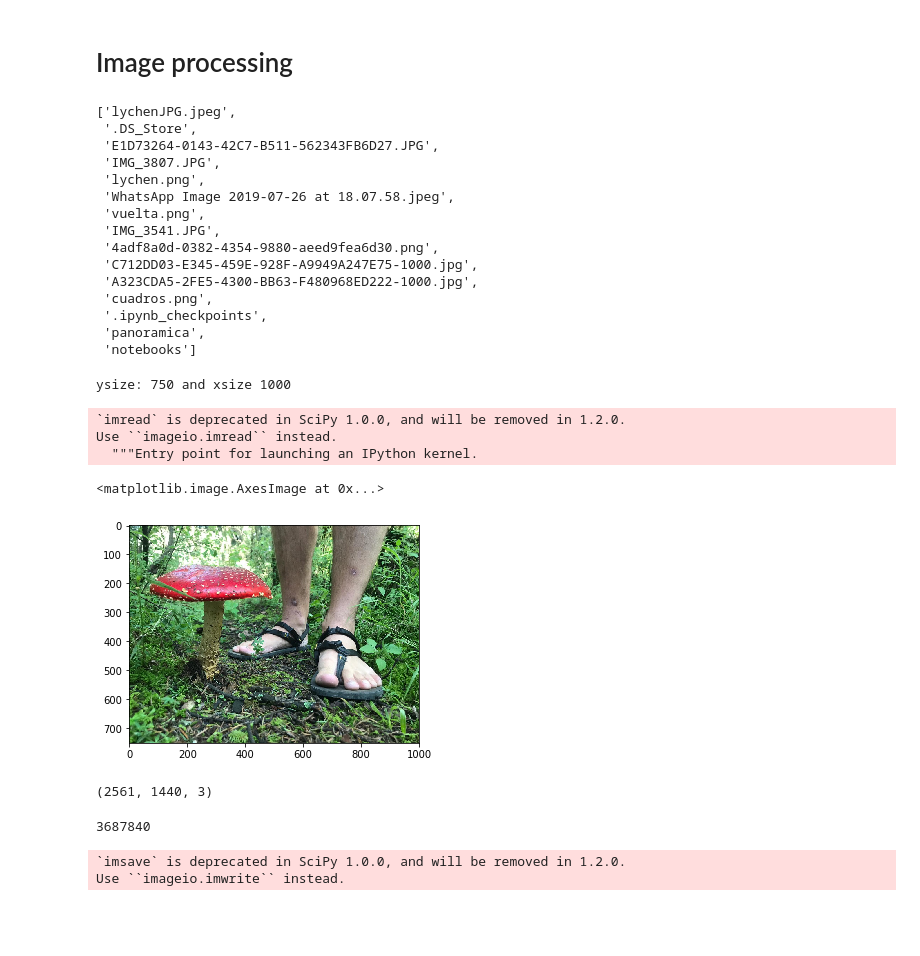
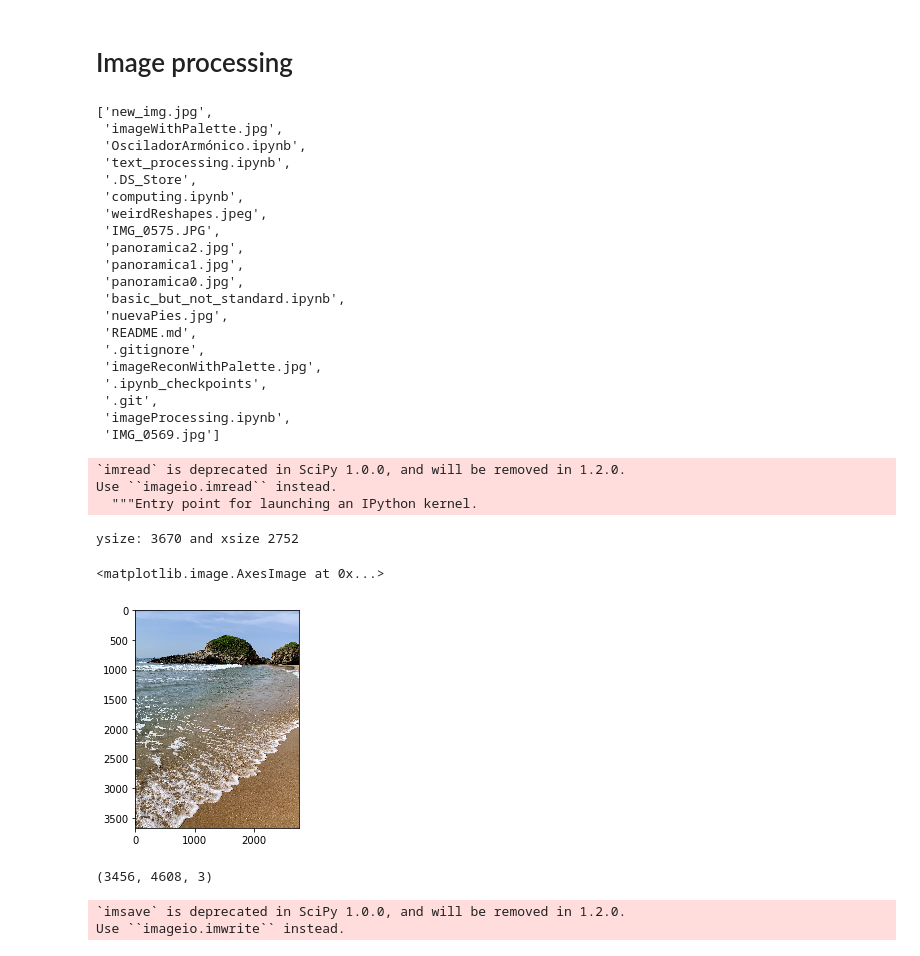
Before and after one commit to jeroaranda/notebooks, a Jupyter notebook: imageProcessing.ipynb, the cells around one changed output. Cells and saved outputs as stored; diff of their text form; code cells hidden in the pictures; blank space fills up the shorter version.

```diff
--- a/imageProcessing.ipynb
+++ b/imageProcessing.ipynb
@@ -17,45 +17,46 @@ def roundup(number):
     return round(number+.5)
 # %%
 #show whats on the current directory
-os.listdir('..')
+os.listdir()
 # %% [output]
-['lychenJPG.jpeg',
+['new_img.jpg',
+ 'imageWithPalette.jpg',
+ 'OsciladorArmónico.ipynb',
+ 'text_processing.ipynb',
  '.DS_Store',
- 'E1D73264-0143-42C7-B511-562343FB6D27.JPG',
- 'IMG_3807.JPG',
- 'lychen.png',
- 'WhatsApp Image 2019-07-26 at 18.07.58.jpeg',
- 'vuelta.png',
- 'IMG_3541.JPG',
- '4adf8a0d-0382-4354-9880-aeed9fea6d30.png',
- 'C712DD03-E345-459E-928F-A9949A247E75-1000.jpg',
- 'A323CDA5-2FE5-4300-BB63-F480968ED222-1000.jpg',
- 'cuadros.png',
+ 'computing.ipynb',
+ 'weirdReshapes.jpeg',
+ 'IMG_0575.JPG',
+ 'panoramica2.jpg',
+ 'panoramica1.jpg',
+ 'panoramica0.jpg',
+ 'basic_but_not_standard.ipynb',
+ 'nuevaPies.jpg',
+ 'README.md',
+ '.gitignore',
+ 'imageReconWithPalette.jpg',
  '.ipynb_checkpoints',
- 'panoramica',
- 'notebooks']
+ '.git',
+ 'imageProcessing.ipynb',
+ 'IMG_0569.jpg']
 # %%
-img=misc.imread('../C712DD03-E345-459E-928F-A9949A247E75-1000.jpg')
+img=misc.imread('IMG_6846.JPG')
 # get some important details, sizex, sisey.
 ysize=img.shape[0]
 xsize=img.shape[1]
 print(f'ysize: {ysize} and xsize {xsize}')
 plt.imshow(img)
 # %% [output]
-ysize: 750 and xsize 1000
+`imread` is deprecated in SciPy 1.0.0, and will be removed in 1.2.0.
+Use ``imageio.imread`` instead.
+  """Entry point for launching an IPython kernel.
-`imread` is deprecated in SciPy 1.0.0, and will be removed in 1.2.0.
-Use ``imageio.imread`` instead.
-  """Entry point for launching an IPython kernel.
+ysize: 3670 and xsize 2752
 <matplotlib.image.AxesImage at 0x...>
-[figure, old version]
+[figure, new version]
 # %%
 img.shape
 # %% [output]
-(2561, 1440, 3)
+(3456, 4608, 3)
-# %%
-2561*1440
-# %% [output]
-3687840
 # %%
 #save image
 misc.imsave('cuadros.png', a)
```
Also changed, not shown: parts of 13 cells of this notebook, 3 other files.
